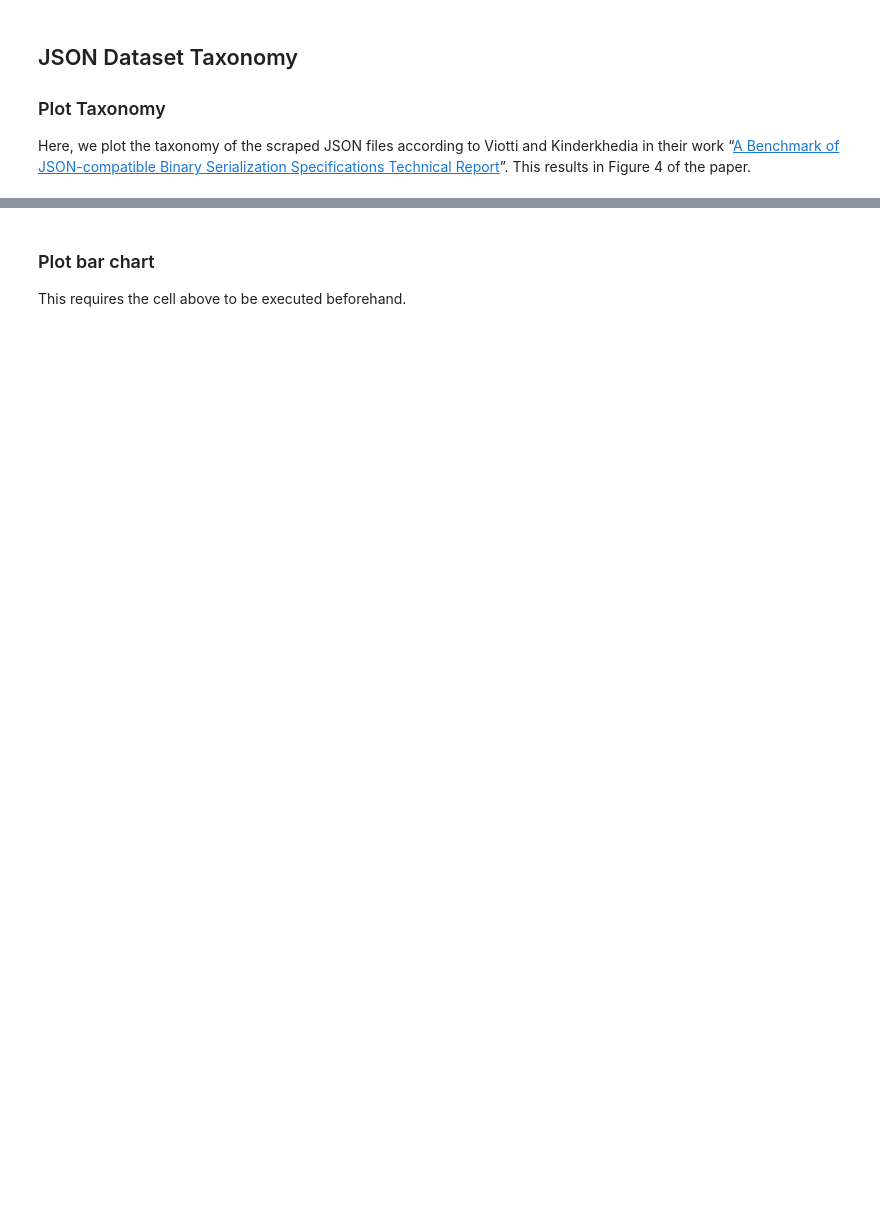
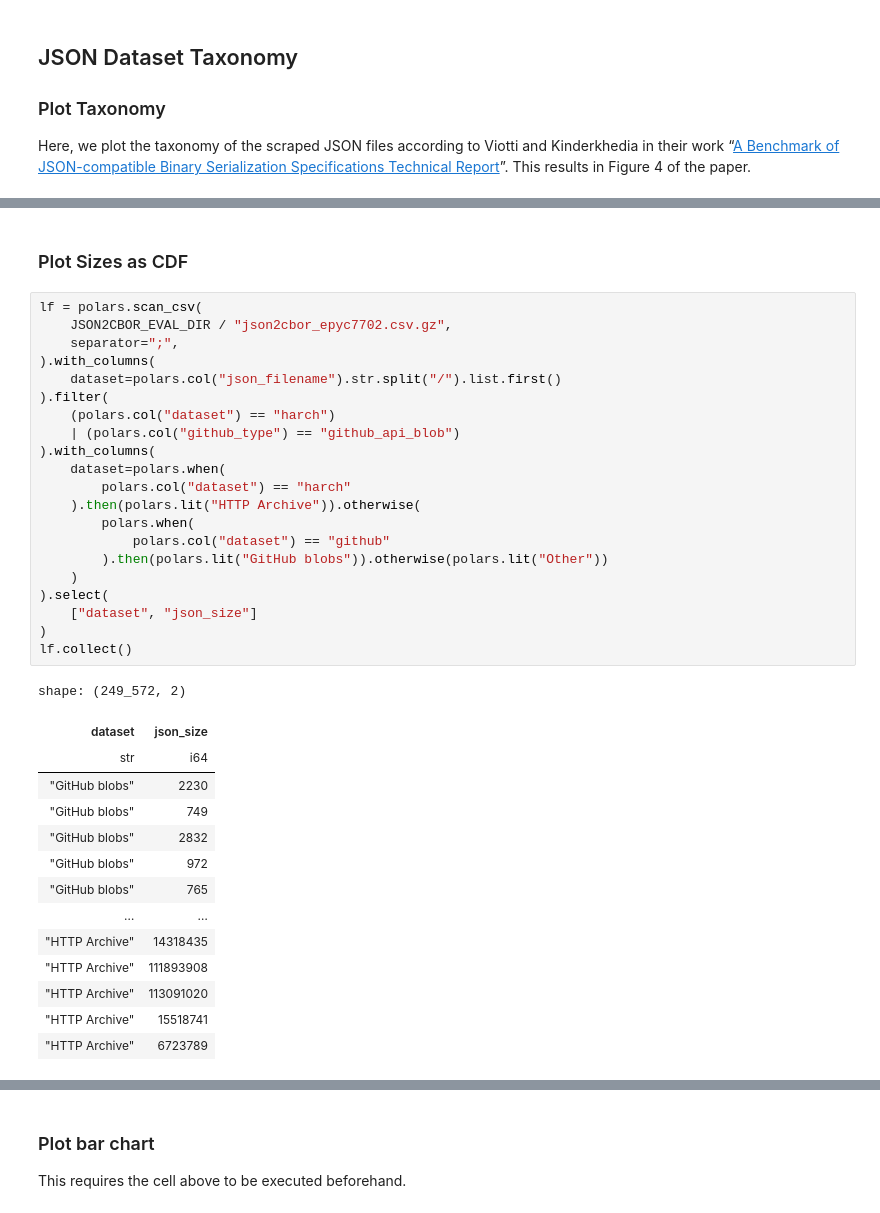
Before and after one commit to miri64/artifacts-tnsm26-cbor-dns-eval, a Jupyter notebook: 03_json2cbor_eval.ipynb, the cells around one changed output, grey strips where cells are left out. Saved outputs shown, nothing was run; the diff lists cells and outputs as text; blank space fills up the shorter version.

```diff
--- a/03_json2cbor_eval.ipynb
+++ b/03_json2cbor_eval.ipynb
@@ -313,0 +405,38 @@ matplotlib.pyplot.show()
+# %% [markdown]
+### Plot Sizes as CDF
+# %%
+lf = polars.scan_csv(
+    JSON2CBOR_EVAL_DIR / "json2cbor_epyc7702.csv.gz",
+    separator=";",
+).with_columns(
+    dataset=polars.col("json_filename").str.split("/").list.first()
+).filter(
+    (polars.col("dataset") == "harch")
+    | (polars.col("github_type") == "github_api_blob")
+).with_columns(
+    dataset=polars.when(
+        polars.col("dataset") == "harch"
+    ).then(polars.lit("HTTP Archive")).otherwise(
+        polars.when(
+            polars.col("dataset") == "github"
+        ).then(polars.lit("GitHub blobs")).otherwise(polars.lit("Other"))
+    )
+).select(
+    ["dataset", "json_size"]
+)
+lf.collect()
+# %% [output]
+shape: (249_572, 2)
+| dataset | json_size |
+| str | i64 |
+| "GitHub blobs" | 2230 |
+| "GitHub blobs" | 749 |
+| "GitHub blobs" | 2832 |
+| "GitHub blobs" | 972 |
+| "GitHub blobs" | 765 |
+| … | … |
+| "HTTP Archive" | 14318435 |
+| "HTTP Archive" | 111893908 |
+| "HTTP Archive" | 113091020 |
+| "HTTP Archive" | 15518741 |
+| "HTTP Archive" | 6723789 |
```
Also changed, not shown: parts of 29 cells of this notebook, 34 other files.
